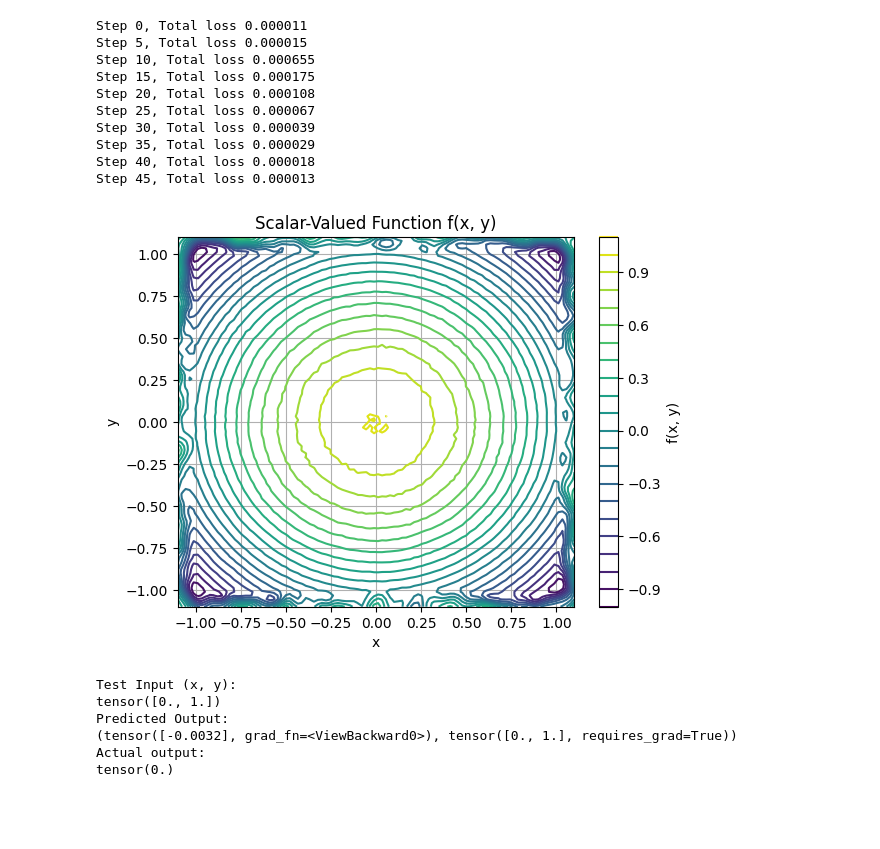
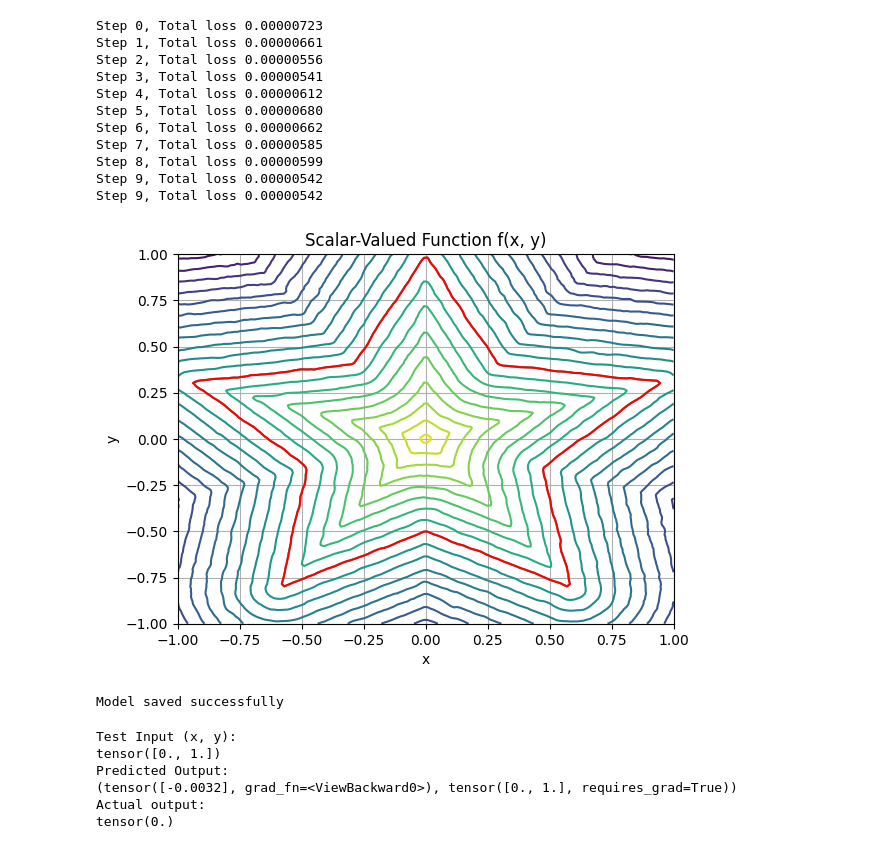
Before and after one commit to csgellert/NeuralIGA, a Jupyter notebook: Neural-Implicit/Periodic-activation-function/simple-periodic.ipynb, the cells around one changed output. Cells and saved outputs as stored; diff of their text form; code cells hidden in the pictures; blank space fills up the shorter version.

```diff
--- a/Neural-Implicit/Periodic-activation-function/simple-periodic.ipynb
+++ b/Neural-Implicit/Periodic-activation-function/simple-periodic.ipynb
@@ -196,8 +196,8 @@ def generate_data(num_samples,fun_num = 0):
 # %%
 import matplotlib.pyplot as plt
 def plotDisctancefunction(eval_fun, N=500):
-    x_values = np.linspace(-1.1, 1.1, N)
-    y_values = np.linspace(-1.1, 1.1, N)
+    x_values = np.linspace(-1, 1, N)
+    y_values = np.linspace(-1, 1, N)
     X, Y = np.meshgrid(x_values, y_values)
     Z = np.zeros((N,N))
     # Evaluate the function at each point in the grid
@@ -207,22 +207,24 @@ def plotDisctancefunction(eval_fun, N=500):
             try:
                 crd = torch.tensor([xx, yy], dtype=torch.float32)
                 ans = eval_fun(crd)
-                Z[idxy, idxx] = ans[0].item()
+                Z[idxx, idxy] = ans[0].item()
             except:
-                Z[idxy, idxx] = eval_fun([xx,yy])
+                Z[idxx, idxy] = eval_fun([xx,yy])
 
     #Z = distanceFromContur(X, Y)
 
     # Create a contour plot
-    plt.contourf(X, Y, Z,levels=20)
-    plt.colorbar(label='f(x, y)')
+    plt.contour(X, Y, Z,levels=20)
+    #plt.colorbar(label='f(x, y)')
+    highlight_level = 0.0
+    plt.contour(X, Y, Z, levels=[highlight_level], colors='red')
     plt.xlabel('x')
     plt.ylabel('y')
     plt.title('Scalar-Valued Function f(x, y)')
     plt.grid(True)
     plt.show()
 # %%
-img_siren = Siren(in_features=2, out_features=1, hidden_features=256,hidden_layers=1, outermost_linear=True)
+img_siren = Siren(in_features=2, out_features=1, hidden_features=256,hidden_layers=2, outermost_linear=True)
 total_steps = 50 # Since the whole image is our dataset, this just means 500 gradient descent steps.
 steps_til_summary = total_steps/10
 
@@ -236,27 +238,36 @@ optim = torch.optim.Adam(lr=1e-3, params=img_siren.parameters())
 
 
 
-model_input, ground_truth = generate_data(40000,0)
+#model_input, ground_truth = generate_data(40000,0)
 # %%
+total_steps = 10
+steps_til_summary = total_steps/10
 for step in range(total_steps):
-    model_output, coords = img_siren(model_input)
+    model_input, ground_truth = generate_data(5000,1)
+    #print(ground_truth)
+    model_output,_ = img_siren(model_input)
+    #print(model_output)
     loss = ((model_output - ground_truth)**2).mean()
+    #loss = mse + l0_regularization(img_siren,1e-8)
 
 
     if not step % steps_til_summary:
-        print("Step %d, Total loss %0.6f" % (step, loss))
+        print("Step %d, Total loss %0.8f" % (step, loss))
+        #plotDisctancefunction(relu_model,N=20)
 
     optim.zero_grad()
     loss.backward()
     optim.step()
+print("Step %d, Total loss %0.8f" % (step, loss))
 # %% [output]
-Step 0, Total loss 0.000011
-Step 5, Total loss 0.000015
-Step 10, Total loss 0.000655
-Step 15, Total loss 0.000175
-Step 20, Total loss 0.000108
-Step 25, Total loss 0.000067
-Step 30, Total loss 0.000039
-Step 35, Total loss 0.000029
-Step 40, Total loss 0.000018
-Step 45, Total loss 0.000013
+Step 0, Total loss 0.00000723
+Step 1, Total loss 0.00000661
+Step 2, Total loss 0.00000556
+Step 3, Total loss 0.00000541
+Step 4, Total loss 0.00000612
+Step 5, Total loss 0.00000680
+Step 6, Total loss 0.00000662
+Step 7, Total loss 0.00000585
+Step 8, Total loss 0.00000599
+Step 9, Total loss 0.00000542
+Step 9, Total loss 0.00000542
@@ -263,7 +281,12 @@ Step 45, Total loss 0.000013
 # %%
-plotDisctancefunction(img_siren,N=100)
+plotDisctancefunction(img_siren,N=150)
 # %% [output]
-[figure, old version]
+[figure, new version]
+# %%
+torch.save(img_siren.state_dict(), "siren_model_last.pth")
+print("Model saved successfully")
+# %% [output]
+Model saved successfully
 # %%
 # Test the trained model on some new data
 test_coords = torch.tensor([0, 1], dtype=torch.float32)
```
Also changed, not shown: parts of 2 cells of this notebook.
